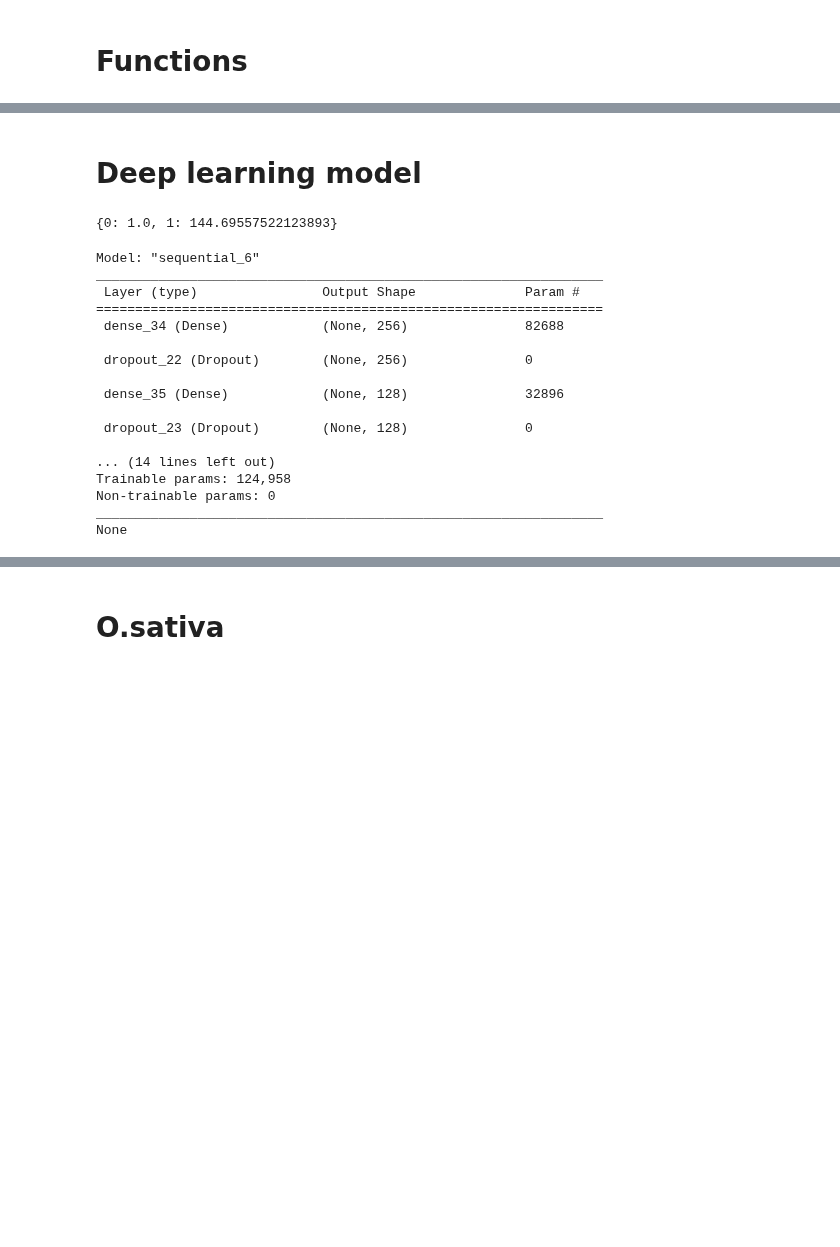
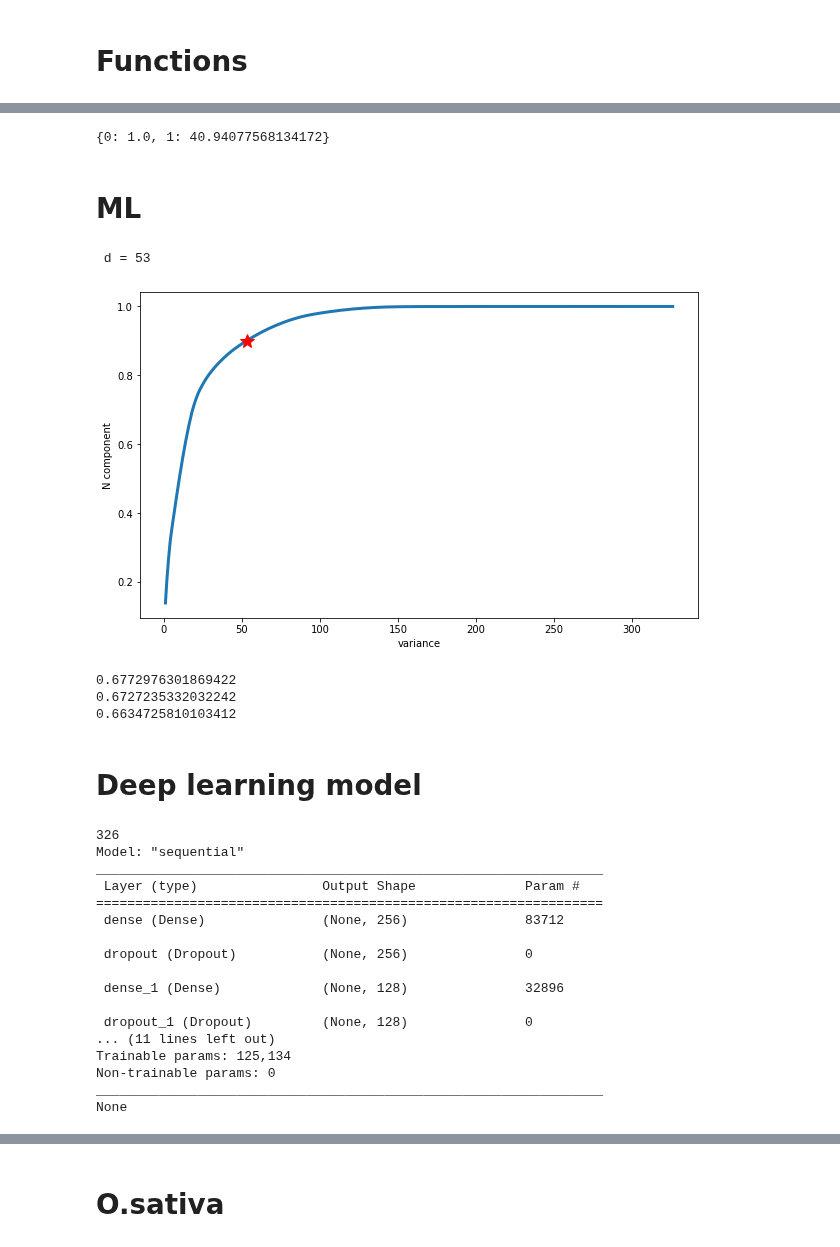
Before and after one commit to Ilia-Abolhasani/amir-p3, a Jupyter notebook: ipynb files/Classification.ipynb, the cells around one changed output, grey strips where cells are left out. Drawn from its saved outputs; the diff is of its cells as text; code cells hidden in the pictures; blank space fills up the shorter version.

```diff
--- a/ipynb files/Classification.ipynb
+++ b/ipynb files/Classification.ipynb
@@ -173,0 +143,6 @@ data['Z.mays']['target'] = get_target(data["Z.mays"]['df'], data["Z.mays"]['refe
+# %%
+#with open('filename.pickle', 'wb') as handle:
+#   pickle.dump(data, handle, protocol=pickle.HIGHEST_PROTOCOL)
+
+with open('filename.pickle', 'rb') as handle:
+    data = pickle.load(handle)
@@ -173,0 +564,8 @@ data['Z.mays']['target'] = get_target(data["Z.mays"]['df'], data["Z.mays"]['refe
+# %%
+class_weight = {0: 1.,
+                1: (sum(y_train[:,0]) + sum(y_val[:,0])) / (sum(y_train[:,1]) + sum(y_val[:,1]))}
+class_weight
+# %% [output]
+{0: 1.0, 1: 40.94077568134172}
+# %% [markdown]
+# ML
@@ -173,0 +580,16 @@ data['Z.mays']['target'] = get_target(data["Z.mays"]['df'], data["Z.mays"]['refe
+# %%
+pca = PCA(n_components=X.shape[1])
+pca.fit_transform(X)
+cumsum = pca.explained_variance_ratio_.cumsum()
+d = np.where(cumsum>=0.9)[0][0] + 1
+print(f' d = {d}')
+
+plt.figure(figsize=(10,6))
+plt.plot(range(1,len(cumsum)+1), cumsum, linewidth=3)
+plt.plot(d, cumsum[d-1],'r*',markersize=15)
+plt.xlabel("variance")
+plt.ylabel("N component")
+plt.show()
+# %% [output]
+ d = 53
+[figure, added]
@@ -174,2 +599,20 @@ data['Z.mays']['target'] = get_target(data["Z.mays"]['df'], data["Z.mays"]['refe
+# %%
+scores = []
+kfold = KFold(n_splits=3, shuffle=True, random_state=1)
+for train_ix, test_ix in kfold.split(X_pca):
+    X_train = X_pca[train_ix,:]
+    X_test  = X_pca[test_ix,:]
+    y_train = Y[train_ix]
+    y_test  = Y[test_ix]
+    clf = svm.SVC(kernel="poly", class_weight=class_weight)
+    clf.fit(X_train, y_train)
+    pred = clf.predict(X_test)
+    f1 = f1_score(y_test, pred, average='macro')
+    print(f1)
+    scores.append(f1)
+# %% [output]
+0.6772976301869422
+0.6727235332032242
+0.6634725810103412
 # %% [markdown]
 # Deep learning model
@@ -178,37 +619,31 @@ X_train, X_val, y_train, y_val = train_test_split(data['O.sativa']['feature'], d
-# %%
-class_weight = {0: 1.,
-                1: (sum(y_train[:,0]) + sum(y_val[:,0])) / (sum(y_train[:,1]) + sum(y_val[:,1]))}
-class_weight
-# %% [output]
-{0: 1.0, 1: 144.69557522123893}
 # %%
+print(X_train.shape[1])
 model = Sequential()
-model.add(Dense(256, activation='relu', input_shape=(X_train.shape[1],)))
+model.add(Input(shape=(X_train.shape[1],)))
+model.add(Dense(256, activation='relu'))
 model.add(Dropout(0.5))
 model.add(Dense(128, activation='relu'))
 model.add(Dropout(0.5))
 model.add(Dense(64, activation='relu'))
 model.add(Dropout(0.5))
-model.add(Dense(16, activation='relu'))
-model.add(Dropout(0.5))
 model.add(Dense(4, activation='relu'))
 model.add(Dense(2, activation='softmax'))
 print(model.summary())
 # %% [output]
-Model: "sequential_6"
+326
+Model: "sequential"
 _________________________________________________________________
  Layer (type)                Output Shape              Param #
 =================================================================
- dense_34 (Dense)            (None, 256)               82688
+ dense (Dense)               (None, 256)               83712
 
- dropout_22 (Dropout)        (None, 256)               0
+ dropout (Dropout)           (None, 256)               0
 
- dense_35 (Dense)            (None, 128)               32896
+ dense_1 (Dense)             (None, 128)               32896
 
- dropout_23 (Dropout)        (None, 128)               0
-
-... (14 lines left out)
-Trainable params: 124,958
+ dropout_1 (Dropout)         (None, 128)               0
+... (11 lines left out)
+Trainable params: 125,134
 Non-trainable params: 0
 _________________________________________________________________
 None
```
Also changed, not shown: parts of 44 cells of this notebook.
